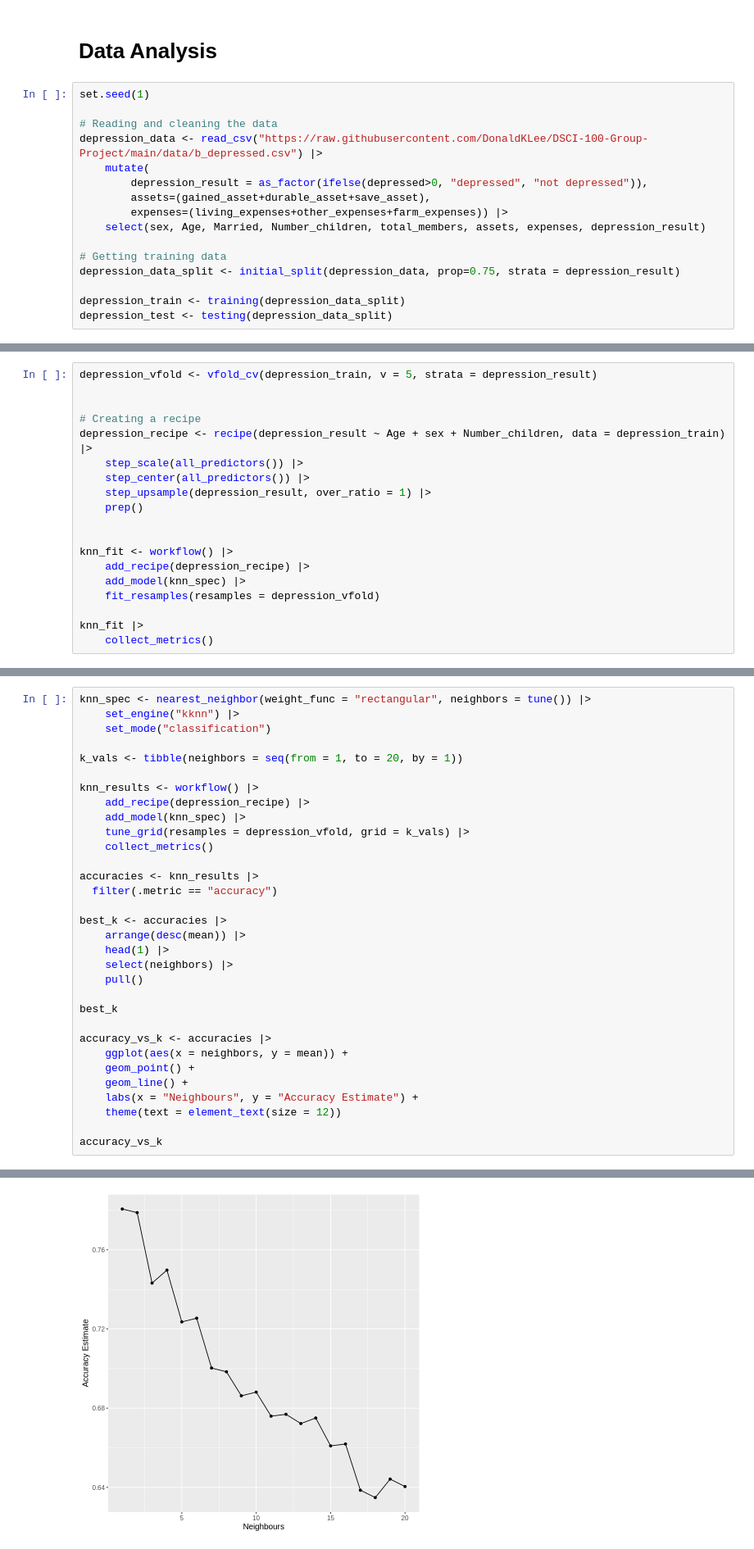
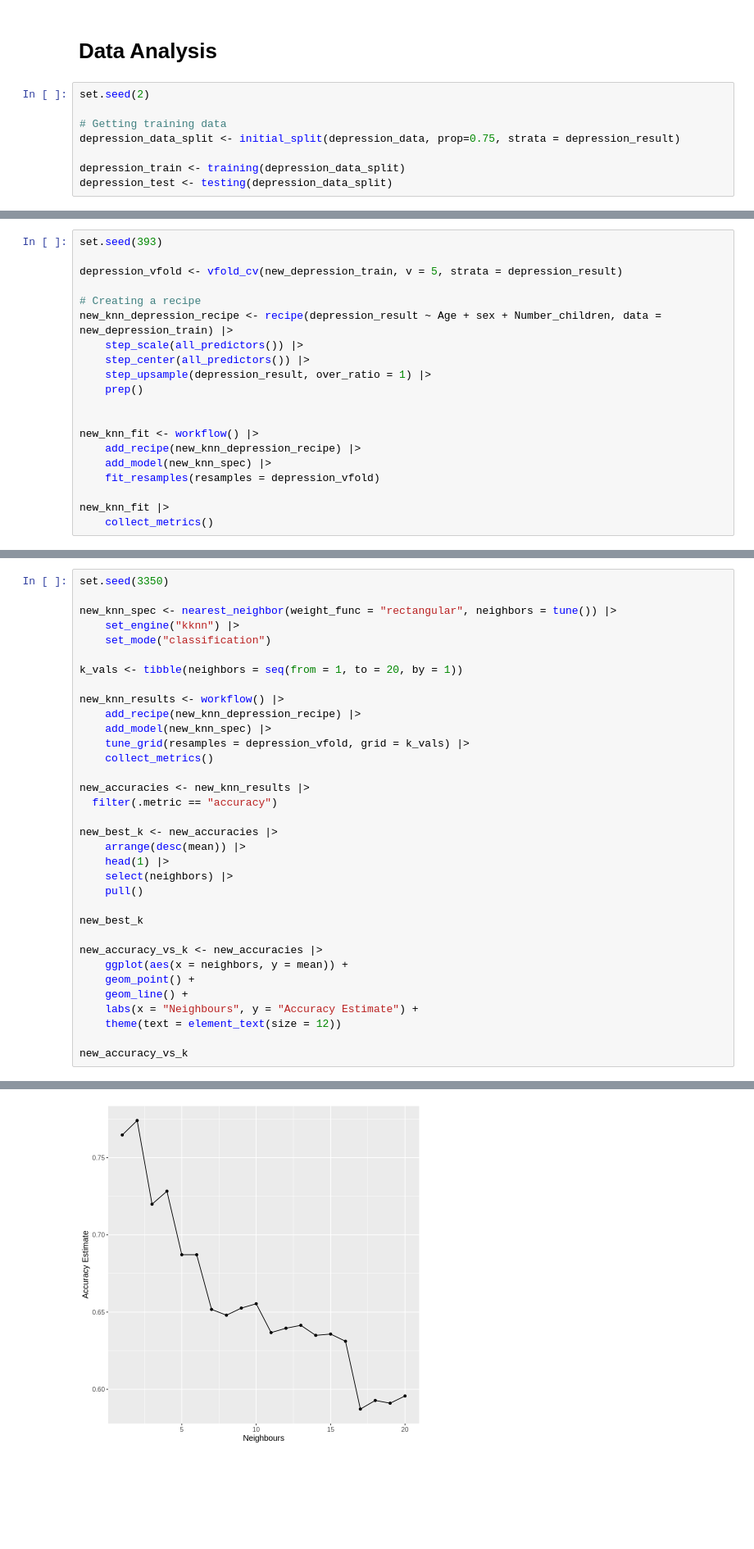
Before and after one commit to DonaldKLee/DSCI-100-Group-Project, a Jupyter notebook: main.ipynb, the cells around one changed output, grey strips where cells are left out. Shown: that part at 82% size. Drawn from its saved outputs; the diff is of its cells as text; blank space fills up the shorter version.

Commit message:
Renamed Variables and Set seed

```diff
--- a/main.ipynb
+++ b/main.ipynb
@@ -188,15 +181,7 @@ We are hoping that our findings can help others predict if their family or frien
 # %% [markdown]
 # Data Analysis
 # %%
-set.seed(1)
-
-# Reading and cleaning the data
-depression_data <- read_csv("https://raw.githubusercontent.com/DonaldKLee/DSCI-100-Group-Project/main/data/b_depressed.csv") |>
-    mutate(
-        depression_result = as_factor(ifelse(depressed>0, "depressed", "not depressed")),
-        assets=(gained_asset+durable_asset+save_asset),
-        expenses=(living_expenses+other_expenses+farm_expenses)) |>
-    select(sex, Age, Married, Number_children, total_members, assets, expenses, depression_result)
+set.seed(2)
 
 # Getting training data
 depression_data_split <- initial_split(depression_data, prop=0.75, strata = depression_result)
@@ -526,21 +458,22 @@ Prediction      not depressed depressed
 # %%
-depression_vfold <- vfold_cv(depression_train, v = 5, strata = depression_result)
+set.seed(393)
 
+depression_vfold <- vfold_cv(new_depression_train, v = 5, strata = depression_result)
 
 # Creating a recipe
-depression_recipe <- recipe(depression_result ~ Age + sex + Number_children, data = depression_train) |>
+new_knn_depression_recipe <- recipe(depression_result ~ Age + sex + Number_children, data = new_depression_train) |>
     step_scale(all_predictors()) |>
     step_center(all_predictors()) |>
     step_upsample(depression_result, over_ratio = 1) |>
     prep()
 
 
-knn_fit <- workflow() |>
-    add_recipe(depression_recipe) |>
-    add_model(knn_spec) |>
+new_knn_fit <- workflow() |>
+    add_recipe(new_knn_depression_recipe) |>
+    add_model(new_knn_spec) |>
     fit_resamples(resamples = depression_vfold)
 
-knn_fit |>
+new_knn_fit |>
     collect_metrics()
 # %% [output]
 A tibble: 2 × 6
@@ -553,33 +486,35 @@ A tibble: 2 × 6
 # %%
-knn_spec <- nearest_neighbor(weight_func = "rectangular", neighbors = tune()) |>
+set.seed(3350)
+
+new_knn_spec <- nearest_neighbor(weight_func = "rectangular", neighbors = tune()) |>
     set_engine("kknn") |>
     set_mode("classification")
 
 k_vals <- tibble(neighbors = seq(from = 1, to = 20, by = 1))
 
-knn_results <- workflow() |>
-    add_recipe(depression_recipe) |>
-    add_model(knn_spec) |>
+new_knn_results <- workflow() |>
+    add_recipe(new_knn_depression_recipe) |>
+    add_model(new_knn_spec) |>
     tune_grid(resamples = depression_vfold, grid = k_vals) |>
     collect_metrics()
 
-accuracies <- knn_results |>
+new_accuracies <- new_knn_results |>
   filter(.metric == "accuracy")
 
-best_k <- accuracies |>
+new_best_k <- new_accuracies |>
     arrange(desc(mean)) |>
     head(1) |>
     select(neighbors) |>
     pull()
 
-best_k
+new_best_k
 
-accuracy_vs_k <- accuracies |>
+new_accuracy_vs_k <- new_accuracies |>
     ggplot(aes(x = neighbors, y = mean)) +
     geom_point() +
     geom_line() +
     labs(x = "Neighbours", y = "Accuracy Estimate") +
     theme(text = element_text(size = 12))
 
-accuracy_vs_k
+new_accuracy_vs_k
 # %% [output]
@@ -587,2 +522,2 @@ accuracy_vs_k
-[figure, old version]
+[figure, new version]
 # %% [markdown]
```
Also changed, not shown: parts of 29 cells of this notebook.
